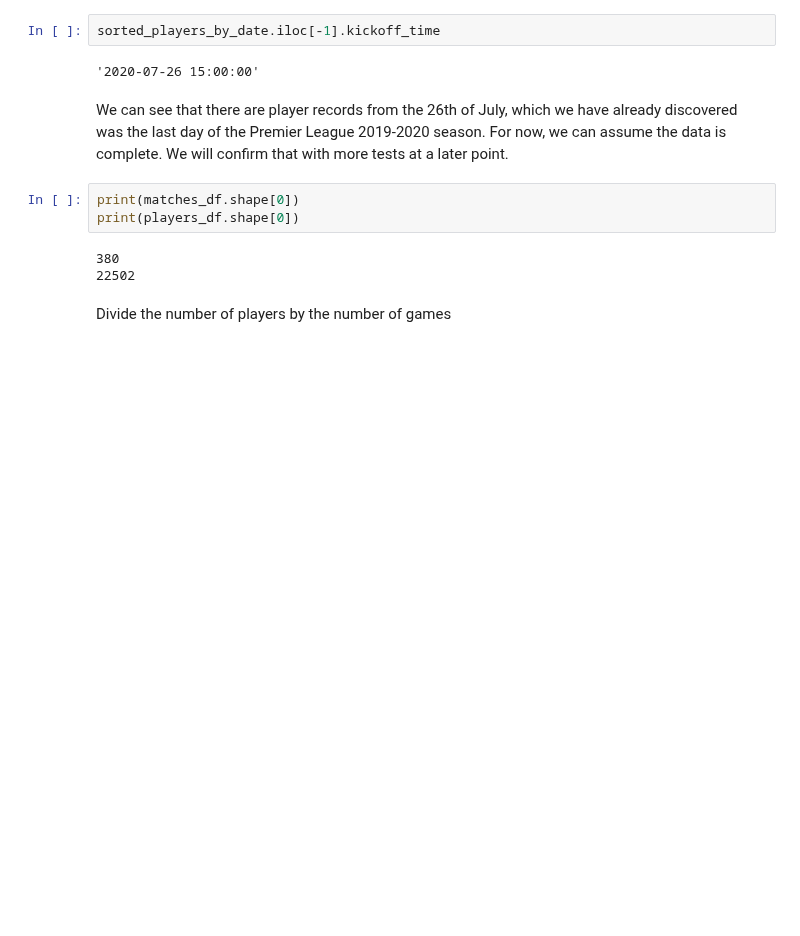
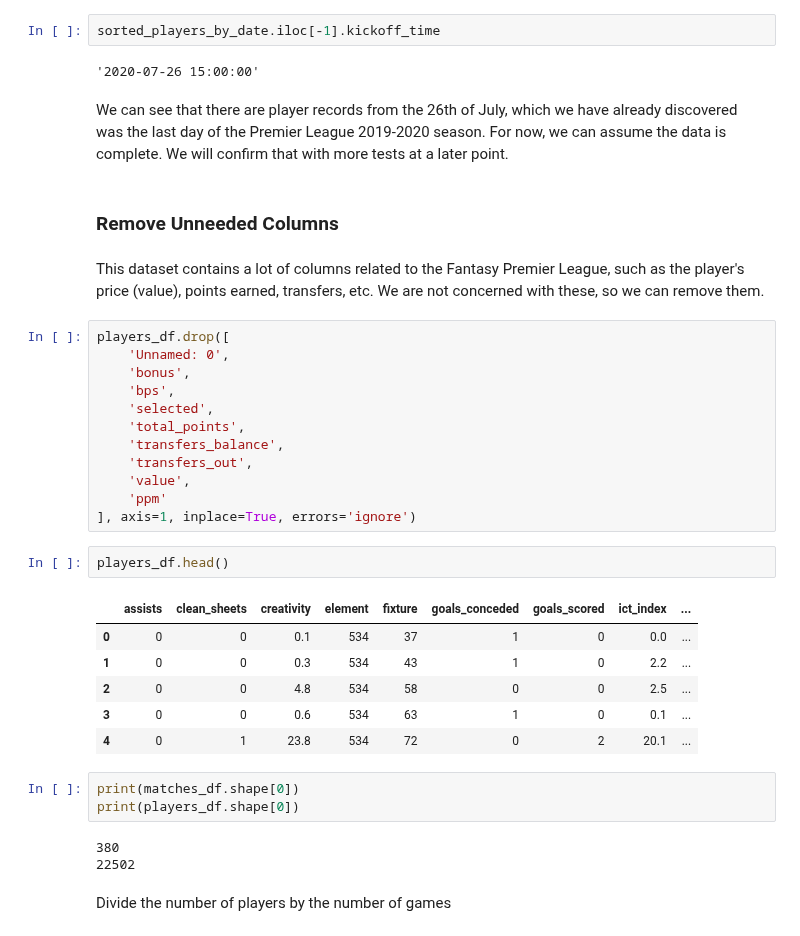
Before and after one commit to CharlesPeterMcCarthy/english-premier-league-2019-2020-statistical-analysis, a Jupyter notebook: epl-2019-2020.ipynb, the cells around one changed output. Drawn from its saved outputs; the diff is of its cells as text; blank space fills up the shorter version.

Commit message:
Remove Unneeded Player Columns

```diff
--- a/epl-2019-2020.ipynb
+++ b/epl-2019-2020.ipynb
@@ -427,6 +427,31 @@ sorted_players_by_date.iloc[-1].kickoff_time
 '2020-07-26 15:00:00'
 # %% [markdown]
 We can see that there are player records from the 26th of July, which we have already discovered was the last day of the Premier League 2019-2020 season. For now, we can assume the data is complete. We will confirm that with more tests at a later point.
+# %% [markdown]
+### Remove Unneeded Columns
+# %% [markdown]
+This dataset contains a lot of columns related to the Fantasy Premier League, such as the player's price (value), points earned, transfers, etc. We are not concerned with these, so we can remove them.
+# %%
+players_df.drop([
+    'Unnamed: 0',
+    'bonus',
+    'bps',
+    'selected',
+    'total_points',
+    'transfers_balance',
+    'transfers_out',
+    'value',
+    'ppm'
+], axis=1, inplace=True, errors='ignore')
+# %%
+players_df.head()
+# %% [output]
+|  | assists | clean_sheets | creativity | element | fixture | goals_conceded | goals_scored | ict_index | ... |
+| 0 | 0 | 0 | 0.1 | 534 | 37 | 1 | 0 | 0.0 | ... |
+| 1 | 0 | 0 | 0.3 | 534 | 43 | 1 | 0 | 2.2 | ... |
+| 2 | 0 | 0 | 4.8 | 534 | 58 | 0 | 0 | 2.5 | ... |
+| 3 | 0 | 0 | 0.6 | 534 | 63 | 1 | 0 | 0.1 | ... |
+| 4 | 0 | 1 | 23.8 | 534 | 72 | 0 | 2 | 20.1 | ... |
 # %%
 print(matches_df.shape[0])
 print(players_df.shape[0])
```
